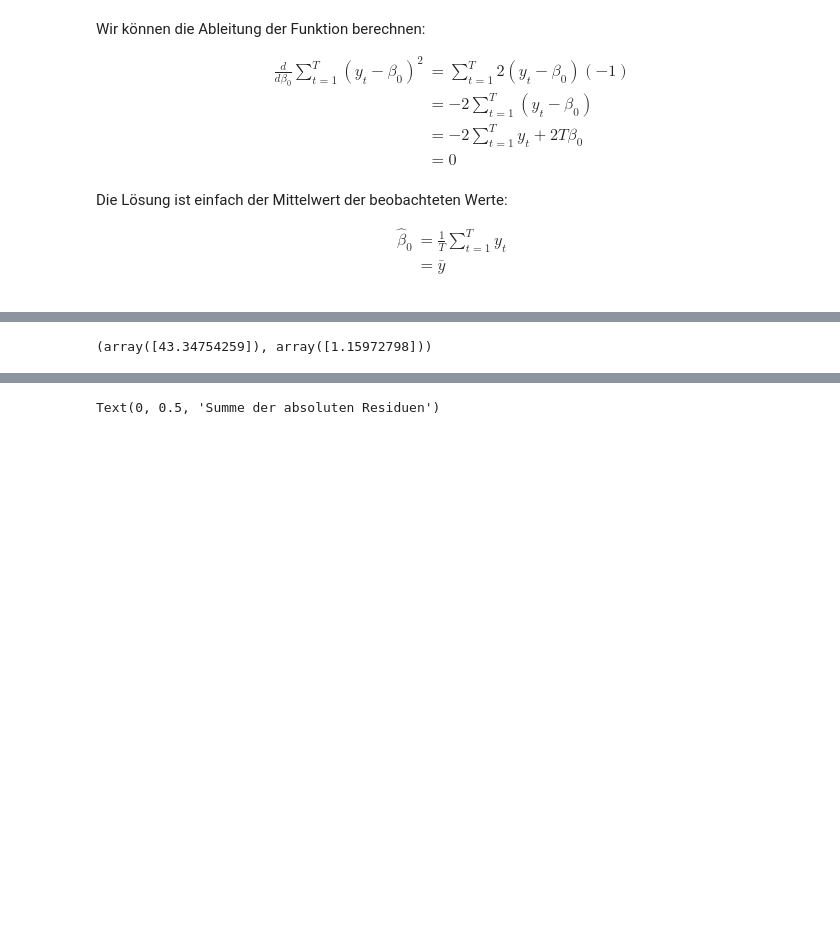
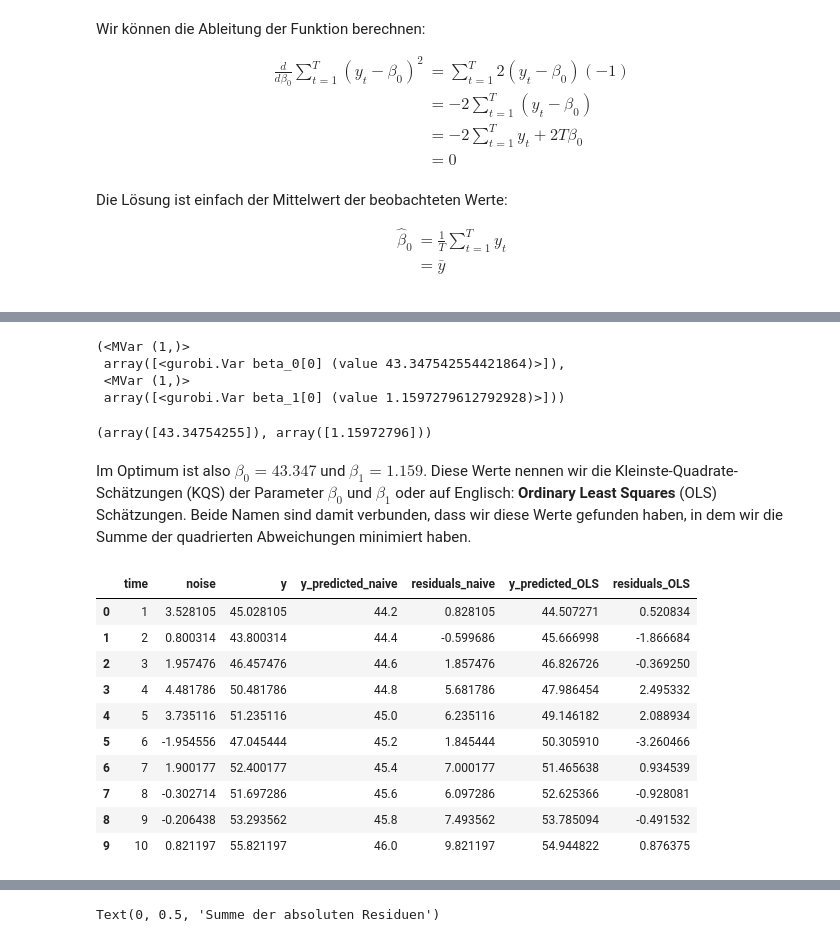
Before and after one commit to febse/opt2025-de, a Jupyter notebook: Prediction.ipynb, the cells around one changed output, grey strips where cells are left out. Drawn from its saved outputs; the diff is of its cells as text; code cells hidden in the pictures; blank space fills up the shorter version.

```diff
--- a/Prediction.ipynb
+++ b/Prediction.ipynb
@@ -345,10 +575,46 @@ Optimal objective 2.78574210e+01
 # %%
-# Optimal parameters
-beta_0.X, beta_1.X
+# Nachdem das Modell gelöst wurde (d.h. nachdem m.optimize() gelaufen ist), können wir die Werte im Optimum
+# abfragen. Unsere Variablen sind
+
+beta_0, beta_1
 # %% [output]
-(array([43.34754259]), array([1.15972798]))
+(<MVar (1,)>
+ array([<gurobi.Var beta_0[0] (value 43.347542554421864)>]),
+ <MVar (1,)>
+ array([<gurobi.Var beta_1[0] (value 1.1597279612792928)>]))
+# %%
+# Diese sind Container, die viele Informationen enthalent, die Gurobi zur Lösung des Modells braucht.
+# Hier möchten wir nur auf die optimalen Werte zugreifen. Das geht mit der Methode .X.
+
+beta_0.X, beta_1.X
+# %% [output]
+(array([43.34754255]), array([1.15972796]))
+# %% [markdown]
+Im Optimum ist also $\beta_0 = 43.347$ und $\beta_1 = 1.159$. Diese Werte nennen wir die Kleinste-Quadrate-Schätzungen (KQS) der Parameter $\beta_0$ und $\beta_1$ oder auf Englisch: **Ordinary Least Squares** (OLS) Schätzungen. Beide Namen sind damit verbunden,
+dass wir diese Werte gefunden haben, in dem wir die Summe der quadrierten Abweichungen minimiert haben.
 # %%
-# Calculate the predicted values and residuals
+# Genau wie mit der ersten Prognosegleichung können wir die Prognosen und Residuen für alle Monate im Datensatz berechnen.
+
+
+dt["y_predicted_OLS"] = 43.34754255 + 1.15972796 * dt["time"]
+dt["residuals_OLS"] = dt["y"] - dt["y_predicted_OLS"]
+
+# Das ist allerdings umständlich, weil wir die Werte per Hand eingeben müssen. Es ist
+# einfacher, die Werte aus den Variablen beta_0 und beta_1 zu extrahieren.
+
 dt["y_predicted_OLS"] = beta_0.X + beta_1.X * dt["time"]
 dt["residuals_OLS"] = dt["y"] - dt["y_predicted_OLS"]
+dt
+# %% [output]
+|  | time | noise | y | y_predicted_naive | residuals_naive | y_predicted_OLS | residuals_OLS |
+| 0 | 1 | 3.528105 | 45.028105 | 44.2 | 0.828105 | 44.507271 | 0.520834 |
+| 1 | 2 | 0.800314 | 43.800314 | 44.4 | -0.599686 | 45.666998 | -1.866684 |
+| 2 | 3 | 1.957476 | 46.457476 | 44.6 | 1.857476 | 46.826726 | -0.369250 |
+| 3 | 4 | 4.481786 | 50.481786 | 44.8 | 5.681786 | 47.986454 | 2.495332 |
+| 4 | 5 | 3.735116 | 51.235116 | 45.0 | 6.235116 | 49.146182 | 2.088934 |
+| 5 | 6 | -1.954556 | 47.045444 | 45.2 | 1.845444 | 50.305910 | -3.260466 |
+| 6 | 7 | 1.900177 | 52.400177 | 45.4 | 7.000177 | 51.465638 | 0.934539 |
+| 7 | 8 | -0.302714 | 51.697286 | 45.6 | 6.097286 | 52.625366 | -0.928081 |
+| 8 | 9 | -0.206438 | 53.293562 | 45.8 | 7.493562 | 53.785094 | -0.491532 |
+| 9 | 10 | 0.821197 | 55.821197 | 46.0 | 9.821197 | 54.944822 | 0.876375 |
 # %%
```
Also changed, not shown: parts of 25 cells of this notebook, 10 other files.
